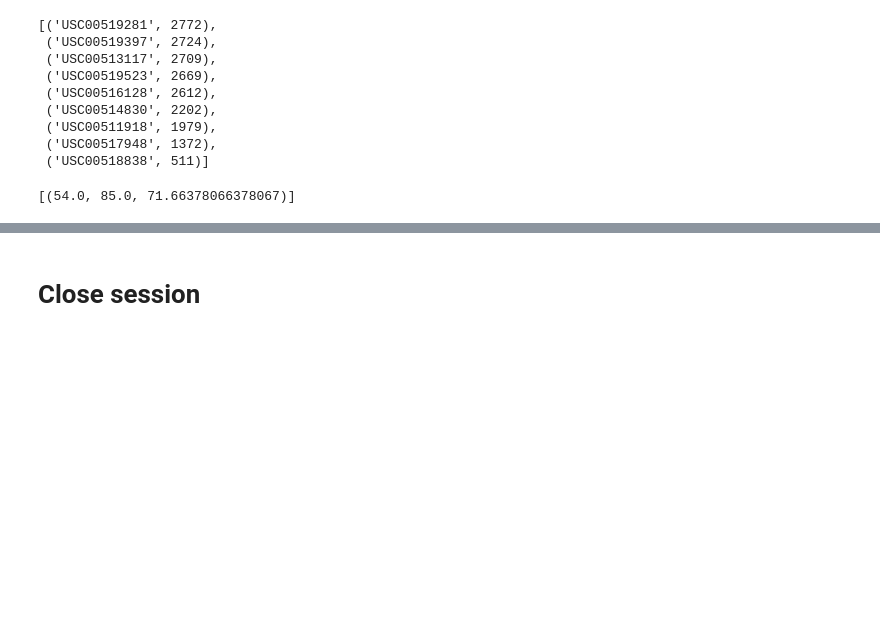
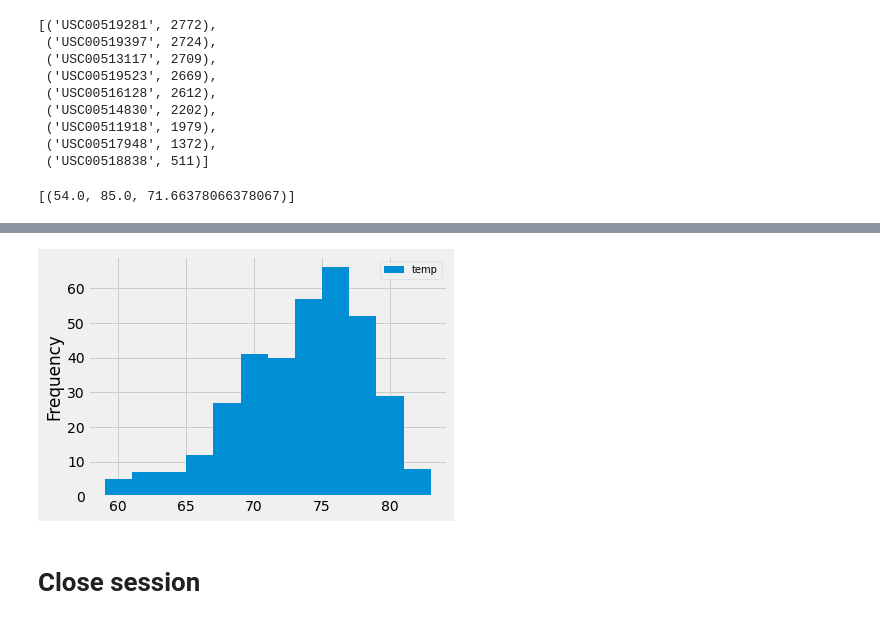
Before and after one commit to drcheerful99/sqlalchemy-analysis, a Jupyter notebook: climate.ipynb, the cells around one changed output, grey strips where cells are left out. Drawn from its saved outputs; the diff is of its cells as text; code cells hidden in the pictures; blank space fills up the shorter version.

Commit message:
climate charting

```diff
--- a/climate.ipynb
+++ b/climate.ipynb
@@ -177,3 +177,12 @@ station_prcp_data_df.head()
+# %%
+# plot the results as a histogram
+station_temp_data_df.plot.hist(bins=12)
+plt.savefig('images/precipitation.png')
+plt.legend(loc=0, prop={'size':10})
+plt.tight_layout()
+plt.show()
+# %% [output]
+[figure, added]
 # %% [markdown]
 # Close session
 # %%
```
Also changed, not shown: parts of 1 cell of this notebook, 1 other file.
